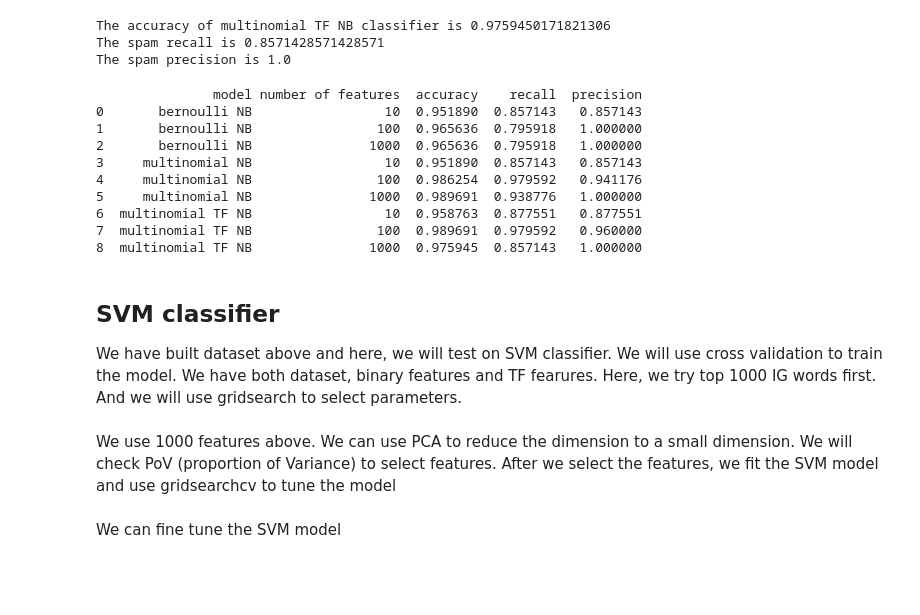
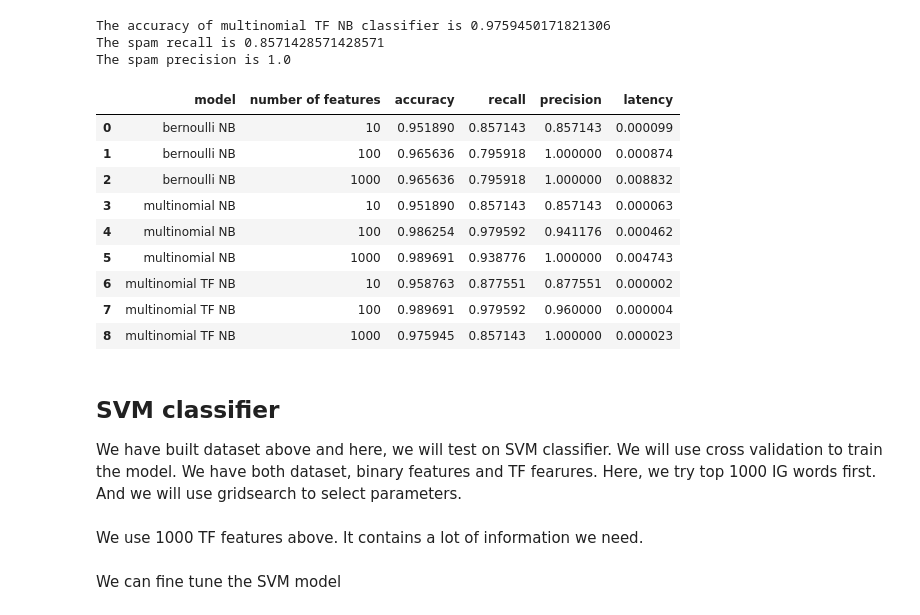
Before and after one commit to yeb2Binfang/ECE-GY-9163-ML-cyber, a Jupyter notebook: Lab/MLSec_Lab1.ipynb, the cells around one changed output. Saved outputs shown, nothing was run; the diff lists cells and outputs as text; code cells hidden in the pictures; blank space fills up the shorter version.

```diff
--- a/Lab/MLSec_Lab1.ipynb
+++ b/Lab/MLSec_Lab1.ipynb
@@ -869,14 +894,17 @@ The accuracy of multinomial TF NB classifier is 0.9896907216494846
 The spam recall is 0.9795918367346939
 The spam precision is 0.96
 # %%
-multinomial_TF_100 = ["multinomial TF NB", "100", acc_top_100_multinomial_TF, recall_top_100_multinomial_TF, precision_top_100_multinomial_TF]
+multinomial_TF_100 = ["multinomial TF NB", "100", acc_top_100_multinomial_TF, recall_top_100_multinomial_TF, precision_top_100_multinomial_TF, latency_test_100_multi_TF]
 summary_list.append(multinomial_TF_100)
 # %% [markdown]
 Top 1000 features
 # %%
 test_data_1000_TF_feature_list = []
+multi_1000_TF_start = time.time()
 for item in test_data_1000_TF_feature:
   test_data_1000_TF_feature_list.append(list(item.values()))
+multi_1000_TF_end = time.time()
+latency_test_1000_multi_TF = (multi_1000_TF_end-multi_1000_TF_start)/(len(test_data_1000_TF_feature))
 # %%
 test_data_1000_TF_feature_pred_result = []
 test_data_1000_TF_feature_true_label = []
@@ -903,24 +931,24 @@ The accuracy of multinomial TF NB classifier is 0.9759450171821306
 The spam recall is 0.8571428571428571
 The spam precision is 1.0
 # %%
-multinomial_TF_1000 = ["multinomial TF NB", "1000", acc_top_1000_multinomial_TF, recall_top_1000_multinomial_TF, precision_top_1000_multinomial_TF]
+multinomial_TF_1000 = ["multinomial TF NB", "1000", acc_top_1000_multinomial_TF, recall_top_1000_multinomial_TF, precision_top_1000_multinomial_TF, latency_test_1000_multi_TF]
 summary_list.append(multinomial_TF_1000)
 # %%
-df = pd.DataFrame(summary_list,columns =['model', 'number of features', 'accuracy', 'recall', 'precision'])
+df = pd.DataFrame(summary_list,columns =['model', 'number of features', 'accuracy', 'recall', 'precision','latency'])
 # %%
 # summary
-print(df)
+df
 # %% [output]
-               model number of features  accuracy    recall  precision
-0       bernoulli NB                 10  0.951890  0.857143   0.857143
-1       bernoulli NB                100  0.965636  0.795918   1.000000
-2       bernoulli NB               1000  0.965636  0.795918   1.000000
-3     multinomial NB                 10  0.951890  0.857143   0.857143
-4     multinomial NB                100  0.986254  0.979592   0.941176
-5     multinomial NB               1000  0.989691  0.938776   1.000000
-6  multinomial TF NB                 10  0.958763  0.877551   0.877551
-7  multinomial TF NB                100  0.989691  0.979592   0.960000
-8  multinomial TF NB               1000  0.975945  0.857143   1.000000
+|  | model | number of features | accuracy | recall | precision | latency |
+| 0 | bernoulli NB | 10 | 0.951890 | 0.857143 | 0.857143 | 0.000099 |
+| 1 | bernoulli NB | 100 | 0.965636 | 0.795918 | 1.000000 | 0.000874 |
+| 2 | bernoulli NB | 1000 | 0.965636 | 0.795918 | 1.000000 | 0.008832 |
+| 3 | multinomial NB | 10 | 0.951890 | 0.857143 | 0.857143 | 0.000063 |
+| 4 | multinomial NB | 100 | 0.986254 | 0.979592 | 0.941176 | 0.000462 |
+| 5 | multinomial NB | 1000 | 0.989691 | 0.938776 | 1.000000 | 0.004743 |
+| 6 | multinomial TF NB | 10 | 0.958763 | 0.877551 | 0.877551 | 0.000002 |
+| 7 | multinomial TF NB | 100 | 0.989691 | 0.979592 | 0.960000 | 0.000004 |
+| 8 | multinomial TF NB | 1000 | 0.975945 | 0.857143 | 1.000000 | 0.000023 |
 # %% [markdown]
 ## SVM classifier
 
@@ -938,8 +966,8 @@ y_test = []
 for item in test_data_1000_TF_feature:
   X_test.append(list(item.values())[0:-1])
   y_test.append(list(item.values())[-1])
-# %% [markdown]
-We use 1000 features above. We can use PCA to reduce the dimension to a small dimension. We will check PoV (proportion of Variance) to select features. After we select the features, we fit the SVM model and use gridsearchcv to tune the model
+# %% [markdown]
+We use 1000 TF features above. It contains a lot of information we need.
 # %% [markdown]
 We can fine tune the SVM model
 # %%
```
Also changed, not shown: parts of 17 cells of this notebook.
